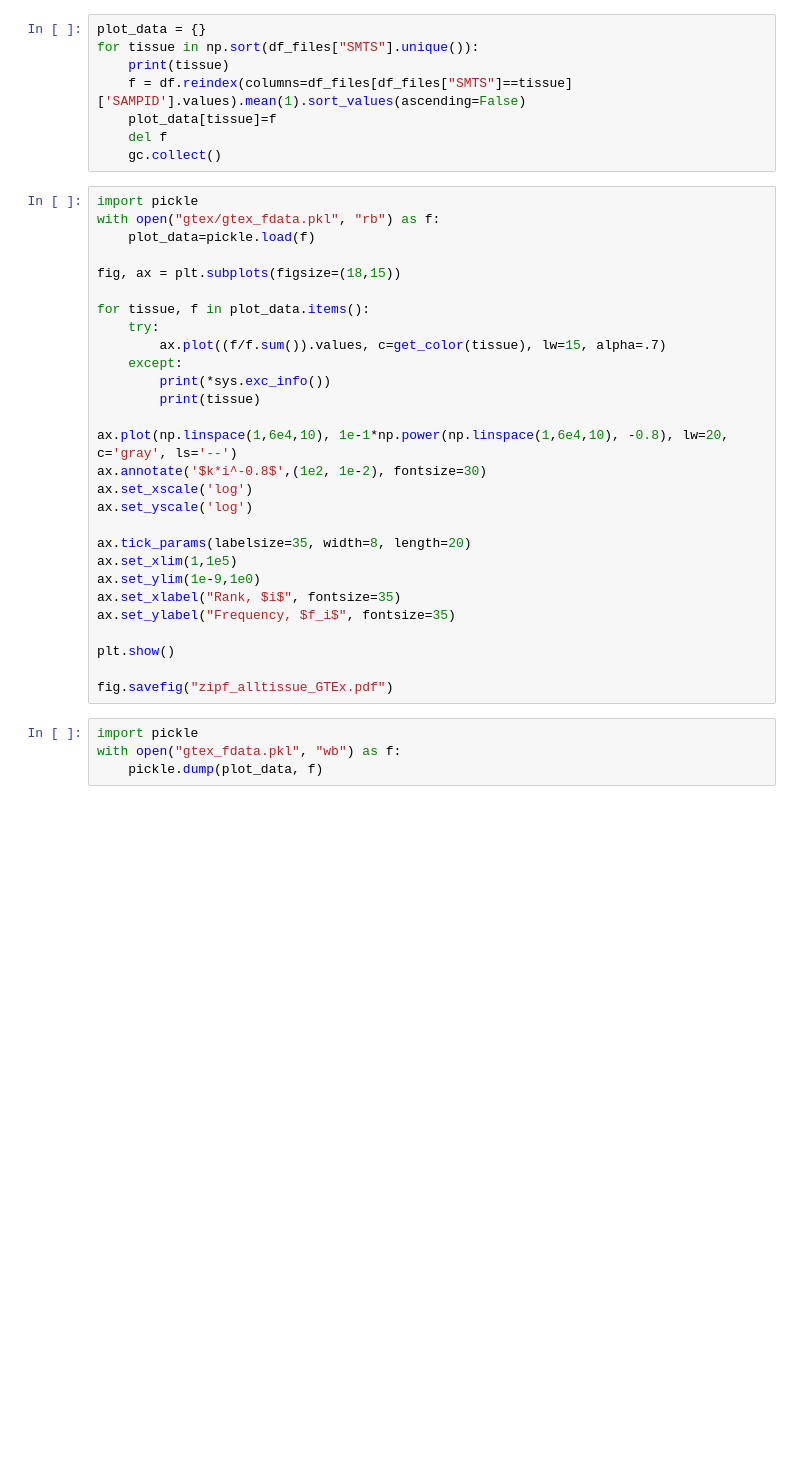
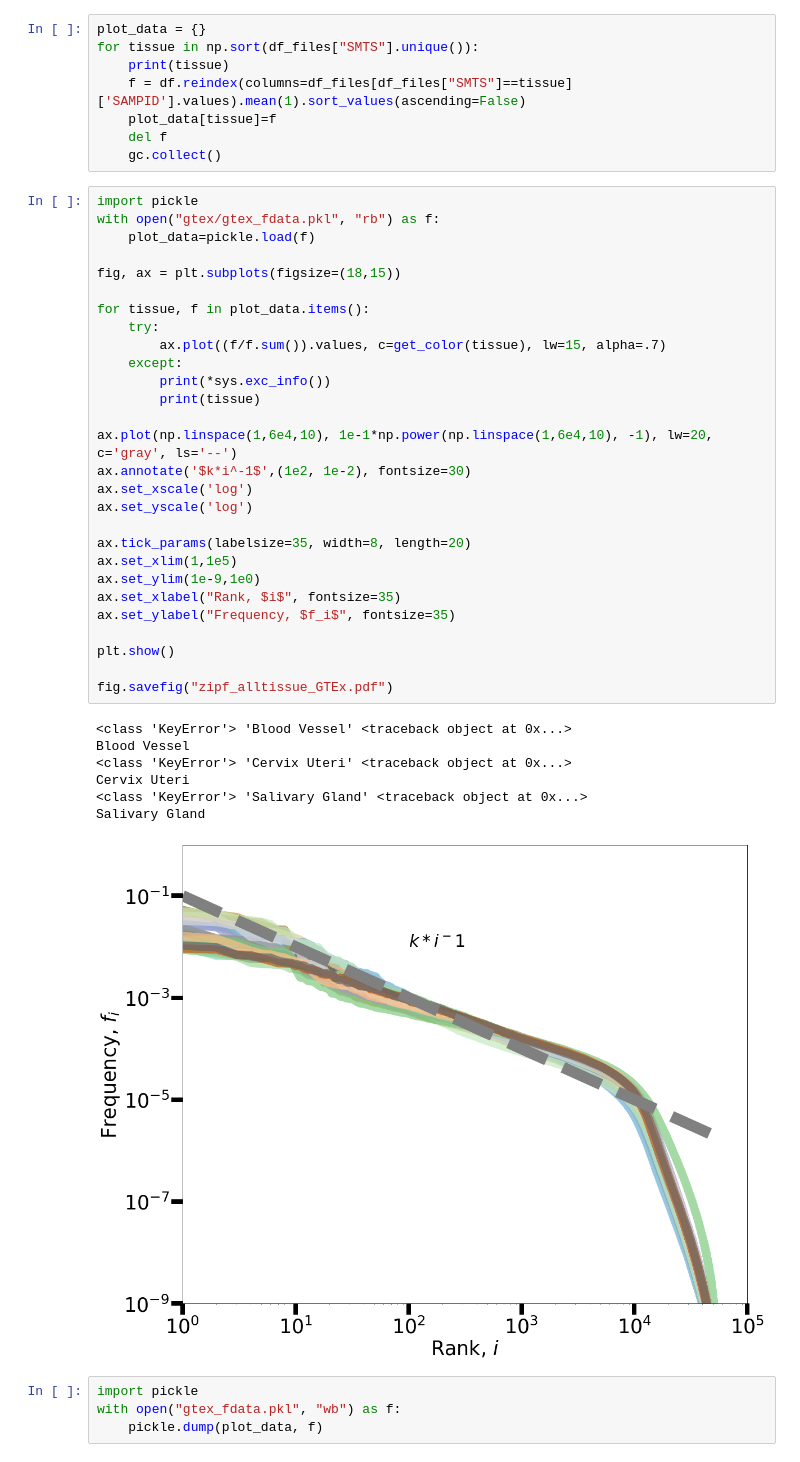
Before and after one commit to fvalle1/phd, a Jupyter notebook: mouse_Atlas/GTEx.ipynb, the cells around one changed output. Drawn from its saved outputs; the diff is of its cells as text; blank space fills up the shorter version.

```diff
--- a/mouse_Atlas/GTEx.ipynb
+++ b/mouse_Atlas/GTEx.ipynb
@@ -55,31 +55,39 @@ for tissue in np.sort(df_files["SMTS"].unique()):
 # %%
 import pickle
 with open("gtex/gtex_fdata.pkl", "rb") as f:
     plot_data=pickle.load(f)
 
 fig, ax = plt.subplots(figsize=(18,15))
 
 for tissue, f in plot_data.items():
     try:
         ax.plot((f/f.sum()).values, c=get_color(tissue), lw=15, alpha=.7)
     except:
         print(*sys.exc_info())
         print(tissue)
 
-ax.plot(np.linspace(1,6e4,10), 1e-1*np.power(np.linspace(1,6e4,10), -0.8), lw=20, c='gray', ls='--')
-ax.annotate('$k*i^-0.8$',(1e2, 1e-2), fontsize=30)
+ax.plot(np.linspace(1,6e4,10), 1e-1*np.power(np.linspace(1,6e4,10), -1), lw=20, c='gray', ls='--')
+ax.annotate('$k*i^-1$',(1e2, 1e-2), fontsize=30)
 ax.set_xscale('log')
 ax.set_yscale('log')
 
 ax.tick_params(labelsize=35, width=8, length=20)
 ax.set_xlim(1,1e5)
 ax.set_ylim(1e-9,1e0)
 ax.set_xlabel("Rank, $i$", fontsize=35)
 ax.set_ylabel("Frequency, $f_i$", fontsize=35)
 
 plt.show()
 
 fig.savefig("zipf_alltissue_GTEx.pdf")
+# %% [output]
+<class 'KeyError'> 'Blood Vessel' <traceback object at 0x...>
+Blood Vessel
+<class 'KeyError'> 'Cervix Uteri' <traceback object at 0x...>
+Cervix Uteri
+<class 'KeyError'> 'Salivary Gland' <traceback object at 0x...>
+Salivary Gland
+[figure, added]
 # %%
 import pickle
 with open("gtex_fdata.pkl", "wb") as f:
```
Also changed, not shown: 1 other file.
